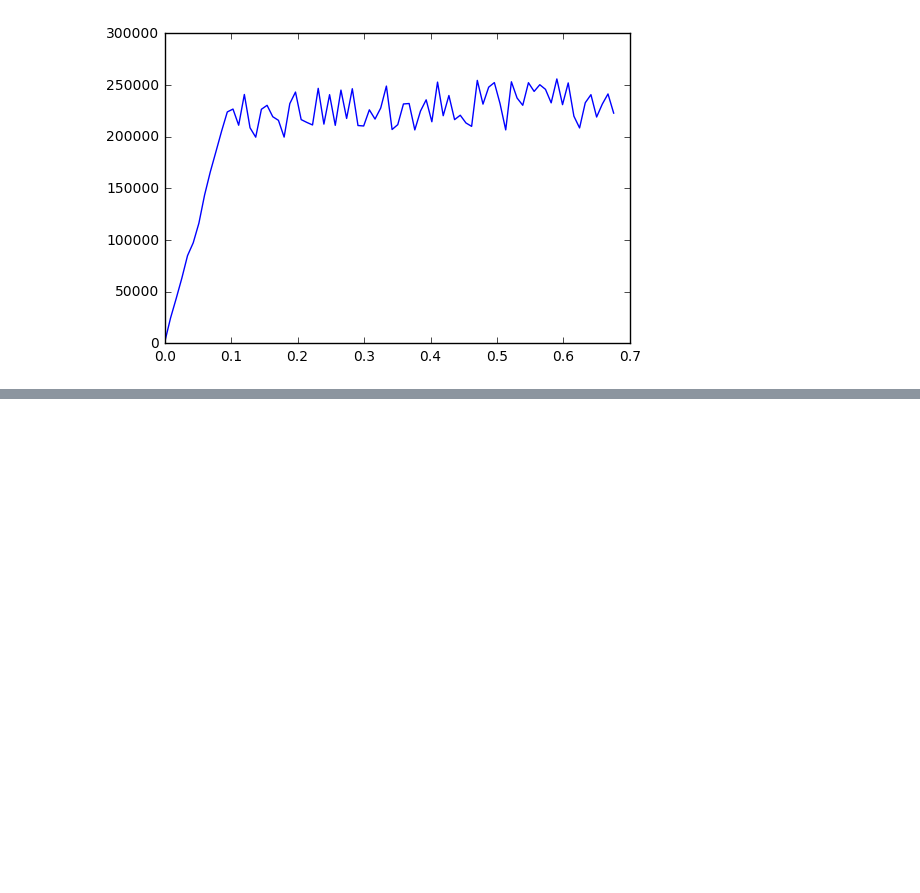
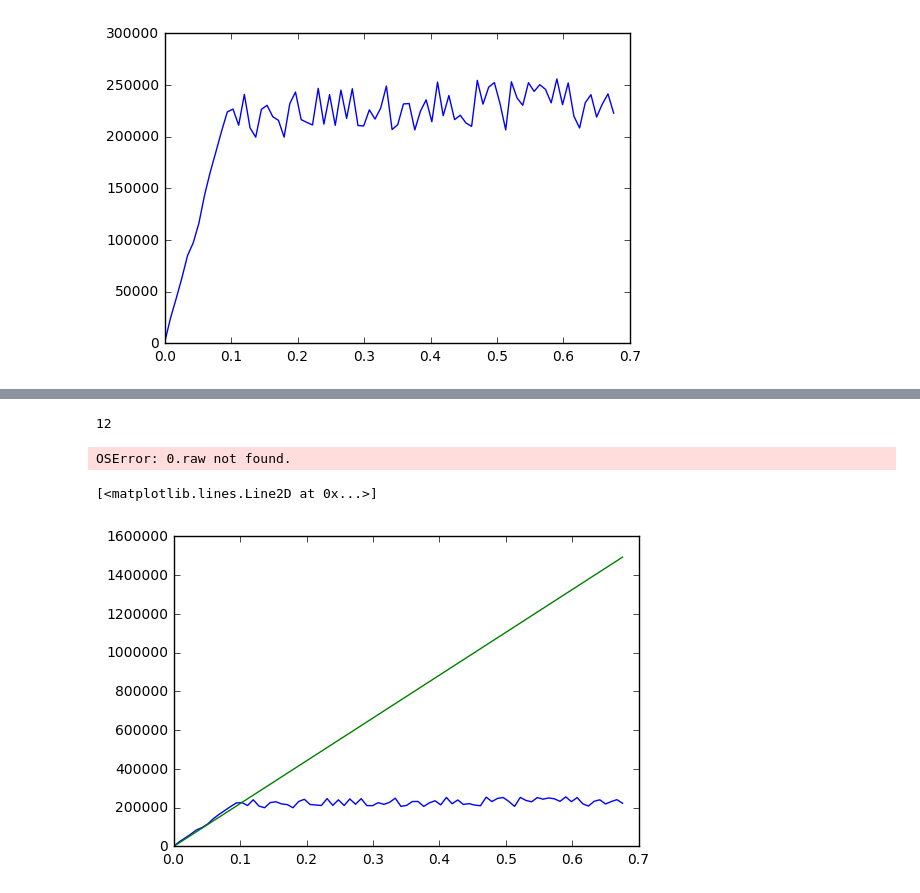
Before and after one commit to gwenwhite/project1, a Jupyter notebook: Gwen-scratch.ipynb, the cells around one changed output, grey strips where cells are left out. Drawn from its saved outputs; the diff is of its cells as text; code cells hidden in the pictures; blank space fills up the shorter version.

Commit message:
calculated youngs modulus of 1 sample

```diff
--- a/Gwen-scratch.ipynb
+++ b/Gwen-scratch.ipynb
@@ -13,0 +19,41 @@ ERROR:root:Line magic function `%matplotlib.inline` not found.
+# %%
+y= numpy.loadtxt('samples/1.raw', skiprows=1, usecols=1, delimiter=",")
+    for i in range(len(y)):
+        dx = 0.1
+        dy = diff(y)/dx
+    bp = -1
+    for i in dy:
+        bp += 1
+        if i < 0:
+            break
+    print(x)
+# %% [output]
+12
+# %%
+def young_mods(data):
+    for i in range(len(data)):
+        dx = 0.1
+        dy = diff(data)/dx
+    bp = -1
+    for i in dy:
+        bp += 1
+        if i < 0:
+            break
+    E = data[12]/(a[:,0][12])
+    return(E[1])
+# %%
+young_list= []
+for file in os.listdir(samples):
+    data = numpy.loadtxt(file, skiprows=1, delimiter=",")
+    E = young_mods(data)
+    young_list.append(E)
+print(young_list)
+# %% [output]
+OSError: 0.raw not found.
+# %%
+v = E*a[:,0]
+plt.plot(a[:,0], a[:,1])
+plt.plot(a[:,0], v)
+# %% [output]
+[<matplotlib.lines.Line2D at 0x...>]
+[figure, added]
```
Also changed, not shown: parts of 6 cells of this notebook.
